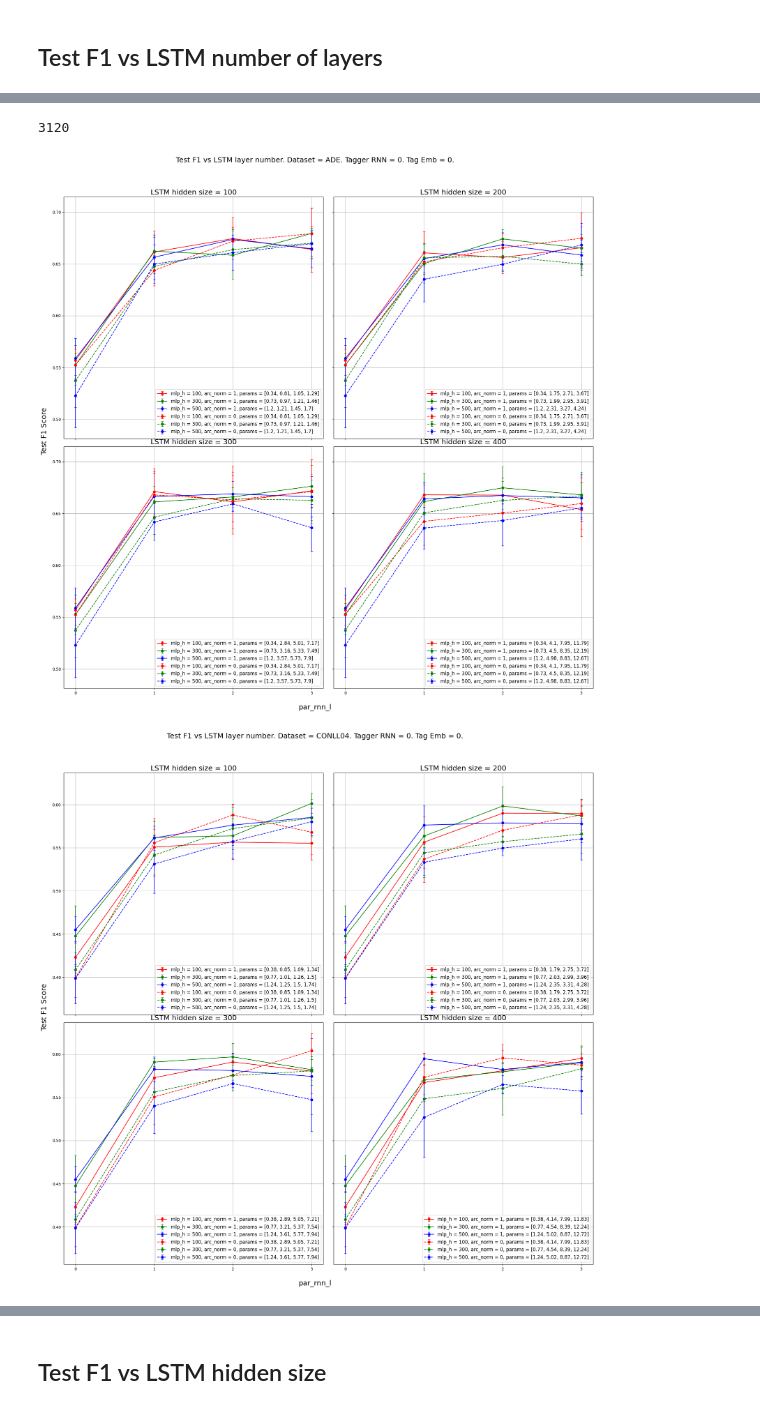
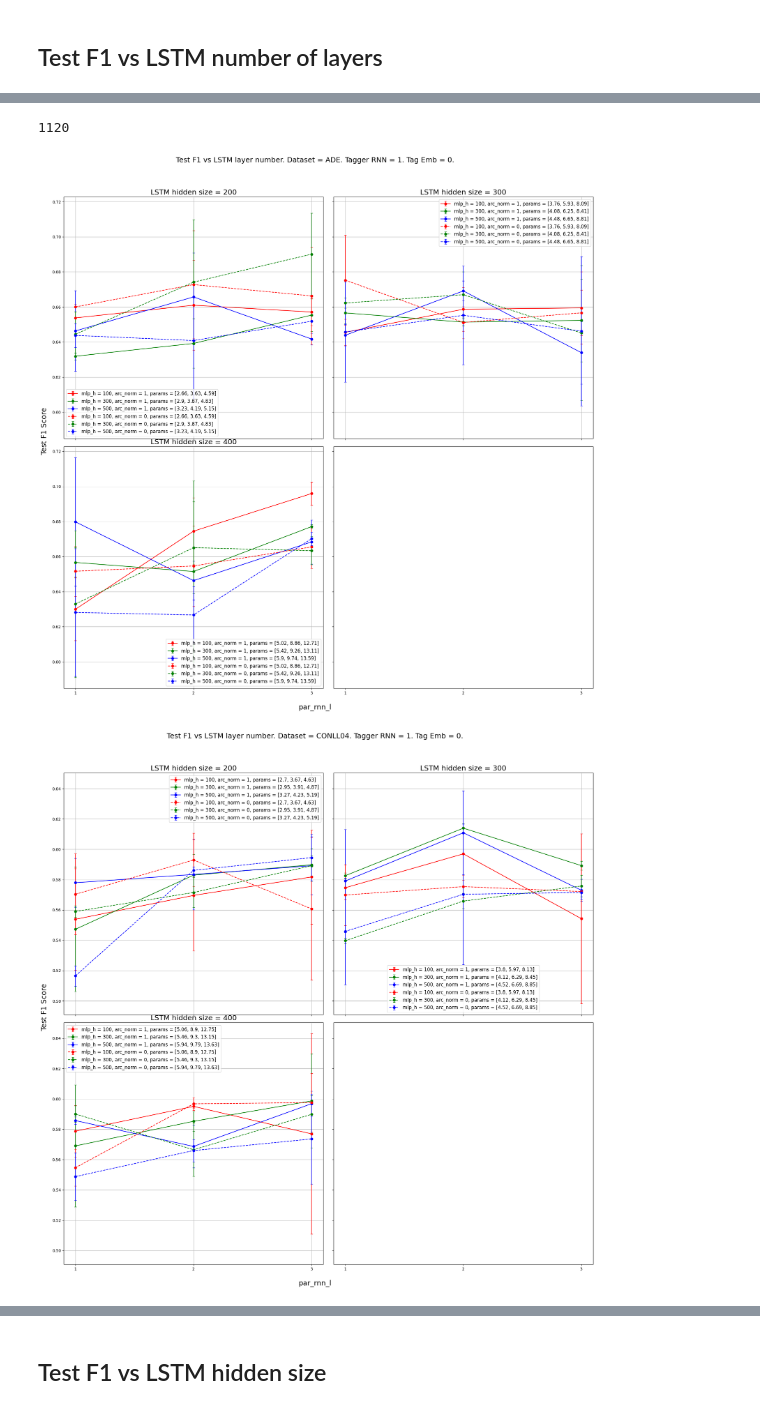
Before and after one commit to paolo-gajo/EfficientSDP, a Jupyter notebook: paper/gather_results.ipynb, the cells around one changed output, grey strips where cells are left out. Cells and saved outputs as stored; diff of their text form; code cells hidden in the pictures.

```diff
--- a/paper/gather_results.ipynb
+++ b/paper/gather_results.ipynb
@@ -140,4 +86,9 @@ Index(['metric', 'val_prec', 'val_recall', 'val_f1', 'test_prec',
 # %%
+import pandas as pd
+
+walk_path = '/home/pgajo/projects/def-hsajjad/pgajo/Multitask-RFG-torch/results_tagger'
+df_tagger_load = load_results(walk_path).drop_duplicates()
+
 df_tagger = df_tagger_load
 df_tagger = df_tagger[df_tagger['metric'] == 'parser_labeled_results']
 df_tagger = df_tagger[df_tagger['tag_rnn'] == '1']
@@ -208,8 +163,8 @@ Name: count, dtype: int64
 # %% [markdown]
 ## Test F1 vs LSTM number of layers
 # %%
-# df_filtered = df_tagger
-df_filtered = df_no_tagger
+df_filtered = df_tagger
+# df_filtered = df_no_tagger
 # df_filtered = df_filtered[df_filtered['tag_emb'] == '1']
 df_filtered#['test_f1'].mean()
 # %% [output]
@@ -236,8 +191,8 @@ tag_emb_options = [
     ]  # sorted(df_filtered['tag_emb'].unique())
 hidden_sizes = sorted(df_filtered['par_rnn_h'].unique())[1:]
 df_list = [
-    # df_tagger,
-    df_no_tagger,
+    df_tagger,
+    # df_no_tagger,
     ]
 for df_filtered in df_list:
     tagger_rnn_flag = df_filtered['tag_rnn'].unique()
@@ -330,33 +285,33 @@ for df_filtered in df_list:
                             fmt='-o', capsize=3, label=f"{color_criterion} = {df_norm_2[color_criterion].unique()[0]}, arc_norm = {df_norm_2['arc_norm'].unique()[0]}, params = {df_norm_2['params'].tolist()}", color='green')
                 axs[bin_i[0], bin_i[1]].errorbar(x, f1_norm_3, yerr=std_norm_3,
                             fmt='-o', capsize=3, label=f"{color_criterion} = {df_norm_3[color_criterion].unique()[0]}, arc_norm = {df_norm_3['arc_norm'].unique()[0]}, params = {df_norm_3['params'].tolist()}", color='blue')
 
                 axs[bin_i[0], bin_i[1]].errorbar(x, f1_raw_1, yerr=std_raw_1,
                             fmt='--o', capsize=3, label=f"{color_criterion} = {df_raw_1[color_criterion].unique()[0]}, arc_norm = {df_raw_1['arc_norm'].unique()[0]}, params = {df_raw_1['params'].tolist()}", color='red')
                 axs[bin_i[0], bin_i[1]].errorbar(x, f1_raw_2, yerr=std_raw_2,
                             fmt='--o', capsize=3, label=f"{color_criterion} = {df_raw_2[color_criterion].unique()[0]}, arc_norm = {df_raw_2['arc_norm'].unique()[0]}, params = {df_raw_2['params'].tolist()}", color='green')
                 axs[bin_i[0], bin_i[1]].errorbar(x, f1_raw_3, yerr=std_raw_3,
                             fmt='--o', capsize=3, label=f"{color_criterion} = {df_raw_3[color_criterion].unique()[0]}, arc_norm = {df_raw_3['arc_norm'].unique()[0]}, params = {df_raw_3['params'].tolist()}", color='blue')
 
                 # mean_std_norm = [np.array(el).mean() for el in zip(std_norm_1, std_norm_2, std_norm_3)]
                 # mean_std_raw = [np.array(el).mean() for el in zip(std_raw_1, std_raw_2, std_raw_3)]
                 # axs[bin_i[0], bin_i[1]].plot(x, mean_std_norm, marker='o', linestyle='-', label='mean std (norm)', color='black')
                 # axs[bin_i[0], bin_i[1]].plot(x, mean_std_raw, marker='o', linestyle='--', label='mean std (raw)', color='black')
 
                 axs[bin_i[0], bin_i[1]].grid(True)
                 axs[bin_i[0], bin_i[1]].set_title(f'LSTM hidden size = {hs}', fontsize = 18)
                 axs[bin_i[0], bin_i[1]].legend(loc='best', fontsize='large')
             # integer x‐ticks
             xticks = sorted(df_grouped[x_criterion].astype(int).unique())
             plt.xticks(xticks)
 
             plt.gca().xaxis.set_major_locator(plt.MaxNLocator(integer=True))
             # plt.xlabel(x_criterion)
             # plt.ylabel("Test F1 Score")
             # plt.legend(bbox_to_anchor=(0, 0, 1, 1))
             plt.show()
             plt.close()
 # %% [output]
-3120
+1120
-[figure, old version]
+[figure, new version]
-[figure, old version]
+[figure, new version]
```
Also changed, not shown: parts of 9 cells of this notebook, 7 other files.
